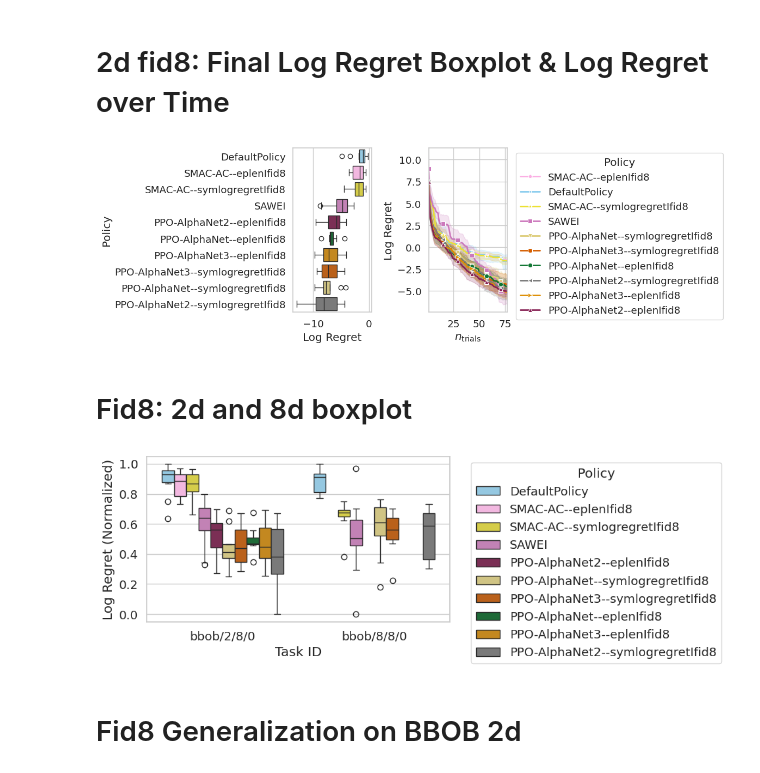
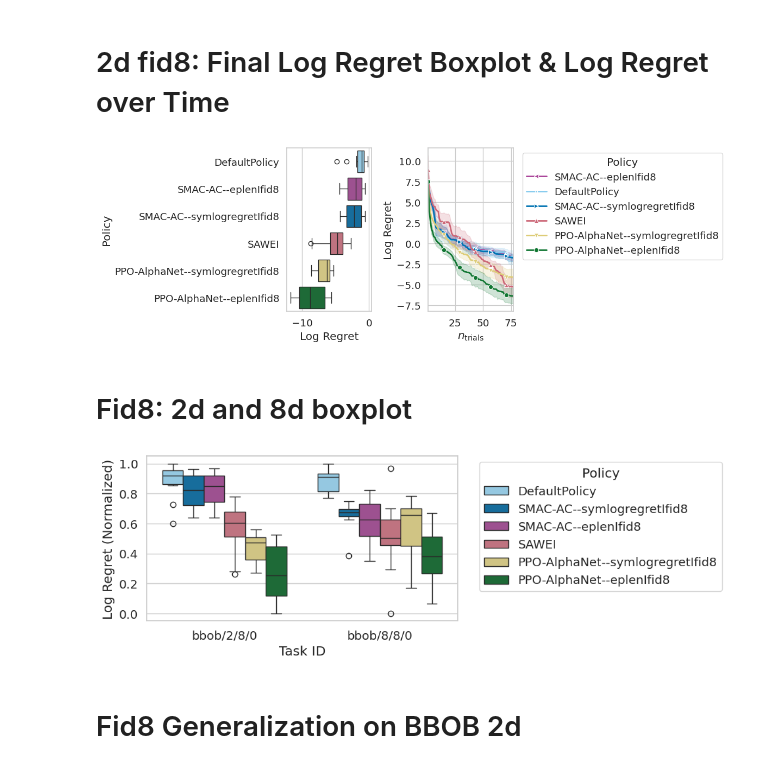
Before and after one commit to automl-private/dacboenv, a Jupyter notebook: notebooks/plot_results.ipynb, the cells around one changed output. Drawn from its saved outputs; the diff is of its cells as text; code cells hidden in the pictures.

```diff
--- a/notebooks/plot_results.ipynb
+++ b/notebooks/plot_results.ipynb
@@ -22,7 +22,7 @@ key_performance = "log_regret"
 
 def filter_experiments(logs: pd.DataFrame) -> pd.DataFrame:
     return logs[
-        ((logs["optimizer_id"].str.startswith("PPO-AlphaNet")) \
+        ((logs["optimizer_id"].str.startswith("PPO-AlphaNet--")) \
         | (logs["optimizer_id"].str.startswith("Default")) \
         | (logs["optimizer_id"].str.startswith("SAWEI")) \
         | (logs["optimizer_id"].str.startswith("SMAC-AC--")) \
@@ -173,6 +172,7 @@ from matplotlib.lines import Line2D
 setup_seaborn(font_scale=1.2)
 
 logs = pd.read_parquet(logs_fn)
+logs = filter_experiments(logs)
 palette = get_color_palette(logs)
 logs = logs[
     (logs["task_id"] == "bbob/2/8/0") \
@@ -204,7 +204,7 @@ fig.tight_layout()
 savefig(fig=fig, filename="figures/results/fid8_2d")
 plt.show()
 # %% [output]
-[figure, old version]
+[figure, new version]
 # %% [markdown]
 # Fid8: 2d and 8d boxplot
 # %%
@@ -226,34 +226,35 @@ from matplotlib.lines import Line2D
 setup_seaborn(font_scale=1.2)
 
 key_performance = "log_regret"
 logs = pd.read_parquet(logs_fn)
+logs = filter_experiments(logs)
 palette = get_color_palette(logs)
 logs = logs[
     (logs["task_id"].isin(["bbob/2/8/0","bbob/8/8/0"])) \
     & (~logs["optimizer_id"].str.contains("bbob_2d"))
 ]
 logs = sort_df_by_mean(logs, key_performance=key_performance)
 df_final = filter_only_final_performance(logs)
 
 key_performance = "Log Regret (Normalized)"
 df_final[key_performance] = df_final.groupby("task_id")["log_regret"].transform(normalize)
 
 df_final = sort_df_by_mean(df_final, key_performance=key_performance)
 hue_order = logs["optimizer_id"].unique()
 markers = get_marker_palette(logs)
 
 fig = plt.figure(figsize=(10,3.5))
 ax = fig.add_subplot(111)
 ax = sns.boxplot(
     data=df_final, y=key_performance, hue="optimizer_id", x="task_id", palette=palette, ax=ax)
 ax.legend(title="Policy", bbox_to_anchor=(1.05,1))
 # ax.tick_params(axis="x", rotation=90)
 ax.set_xlabel("Task ID")
 fig.tight_layout()
 savefig(fig=fig, filename="figures/results/fid8_2d_vs_8d")
 plt.show()
 # %% [output]
-[figure, old version]
+[figure, new version]
 # %% [markdown]
 # Fid8 Generalization on BBOB 2d
 # %%
```
Also changed, not shown: parts of 6 cells of this notebook.
